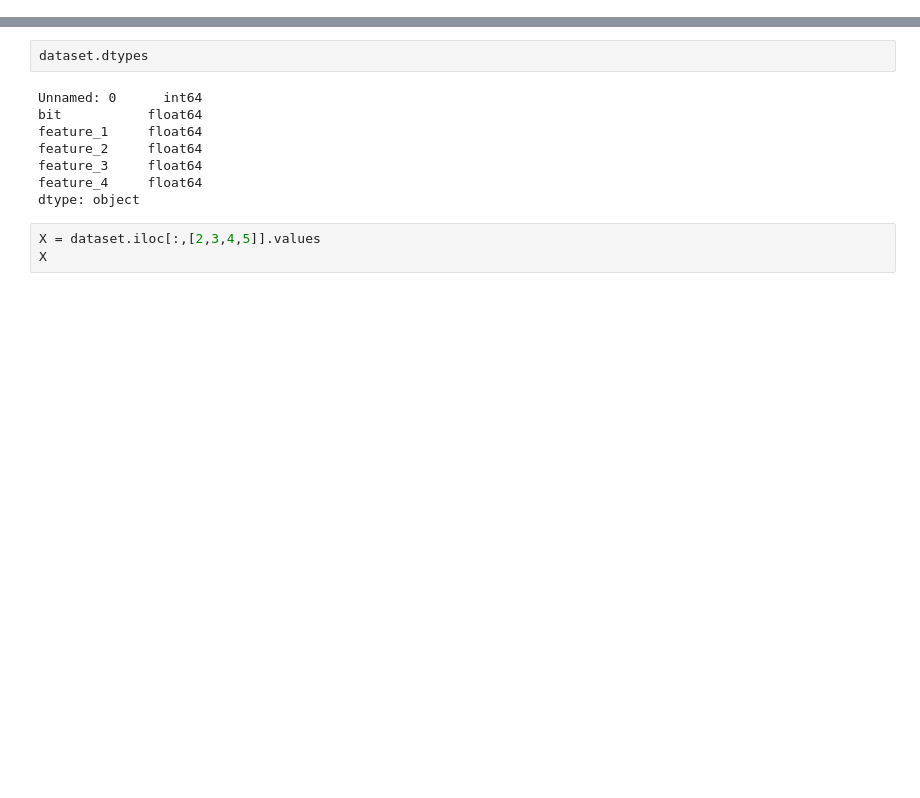
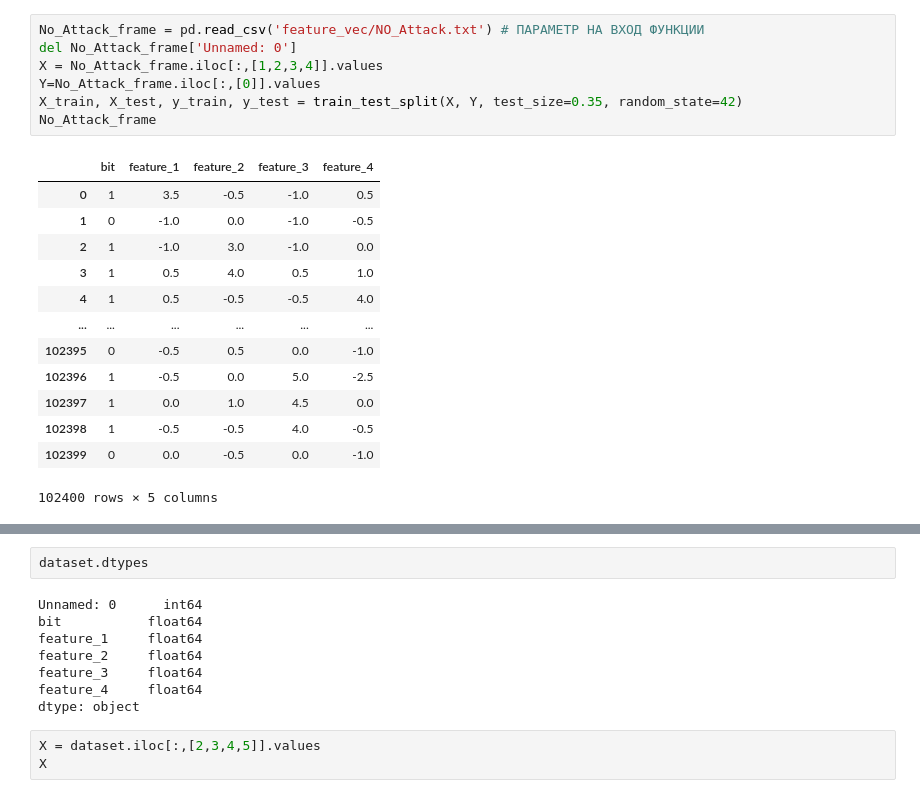
Before and after one commit to Lempi-sudo/VKR, a Jupyter notebook: Model.ipynb, the cells around one changed output, grey strips where cells are left out. Saved outputs shown, nothing was run; the diff lists cells and outputs as text; blank space fills up the shorter version.

```diff
--- a/Model.ipynb
+++ b/Model.ipynb
@@ -5 +68,22 @@ import pandas as pd
+# %%
+No_Attack_frame = pd.read_csv('feature_vec/NO_Attack.txt') # ПАРАМЕТР НА ВХОД ФУНКЦИИ
+del No_Attack_frame['Unnamed: 0']
+X = No_Attack_frame.iloc[:,[1,2,3,4]].values
+Y=No_Attack_frame.iloc[:,[0]].values
+X_train, X_test, y_train, y_test = train_test_split(X, Y, test_size=0.35, random_state=42)
+No_Attack_frame
+# %% [output]
+|  | bit | feature_1 | feature_2 | feature_3 | feature_4 |
+| 0 | 1 | 3.5 | -0.5 | -1.0 | 0.5 |
+| 1 | 0 | -1.0 | 0.0 | -1.0 | -0.5 |
+| 2 | 1 | -1.0 | 3.0 | -1.0 | 0.0 |
+| 3 | 1 | 0.5 | 4.0 | 0.5 | 1.0 |
+| 4 | 1 | 0.5 | -0.5 | -0.5 | 4.0 |
+| ... | ... | ... | ... | ... | ... |
+| 102395 | 0 | -0.5 | 0.5 | 0.0 | -1.0 |
+| 102396 | 1 | -0.5 | 0.0 | 5.0 | -2.5 |
+| 102397 | 1 | 0.0 | 1.0 | 4.5 | 0.0 |
+| 102398 | 1 | -0.5 | -0.5 | 4.0 | -0.5 |
+| 102399 | 0 | 0.0 | -0.5 | 0.0 | -1.0 |
+102400 rows × 5 columns
 # %%
```
Also changed, not shown: parts of 5 cells of this notebook, 6 other files.
